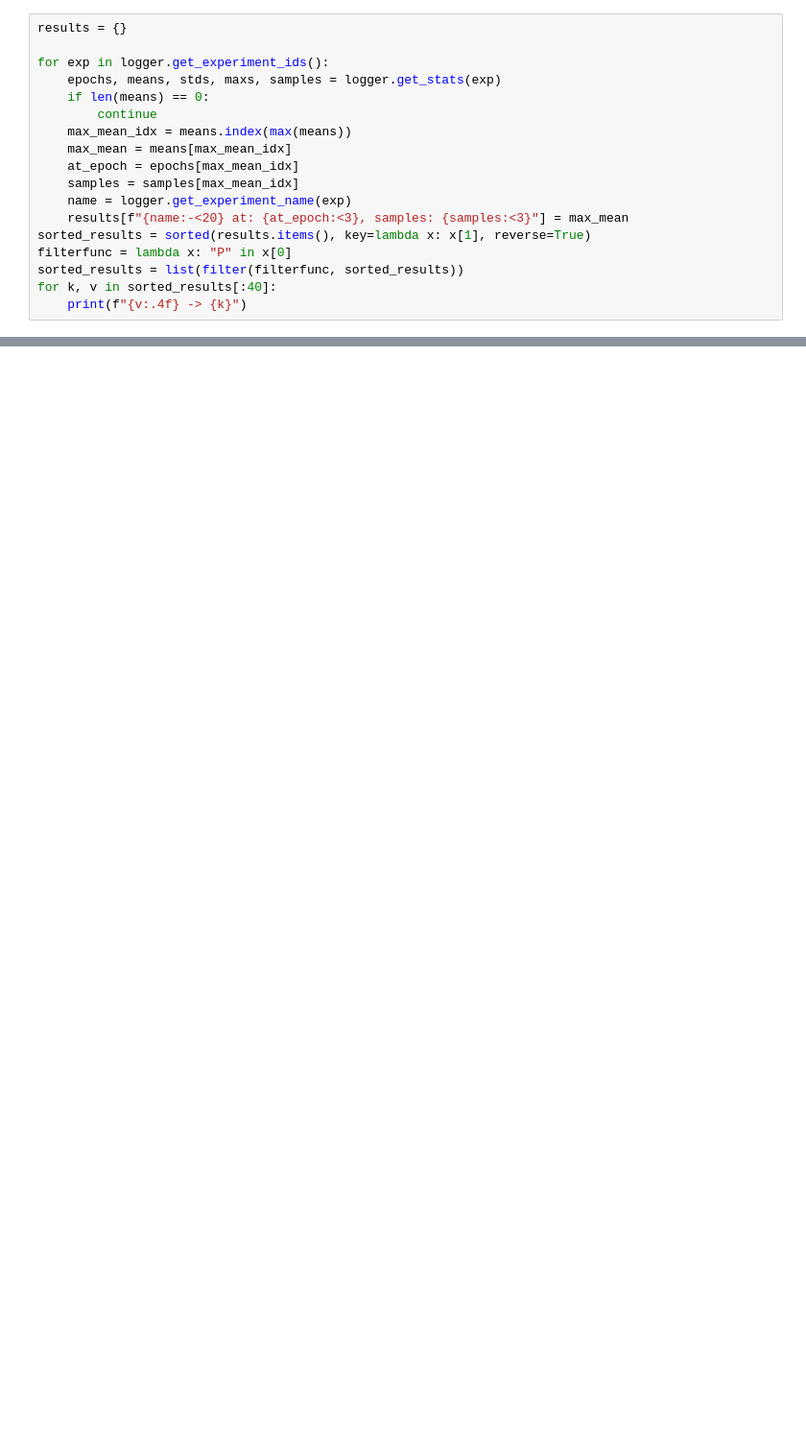
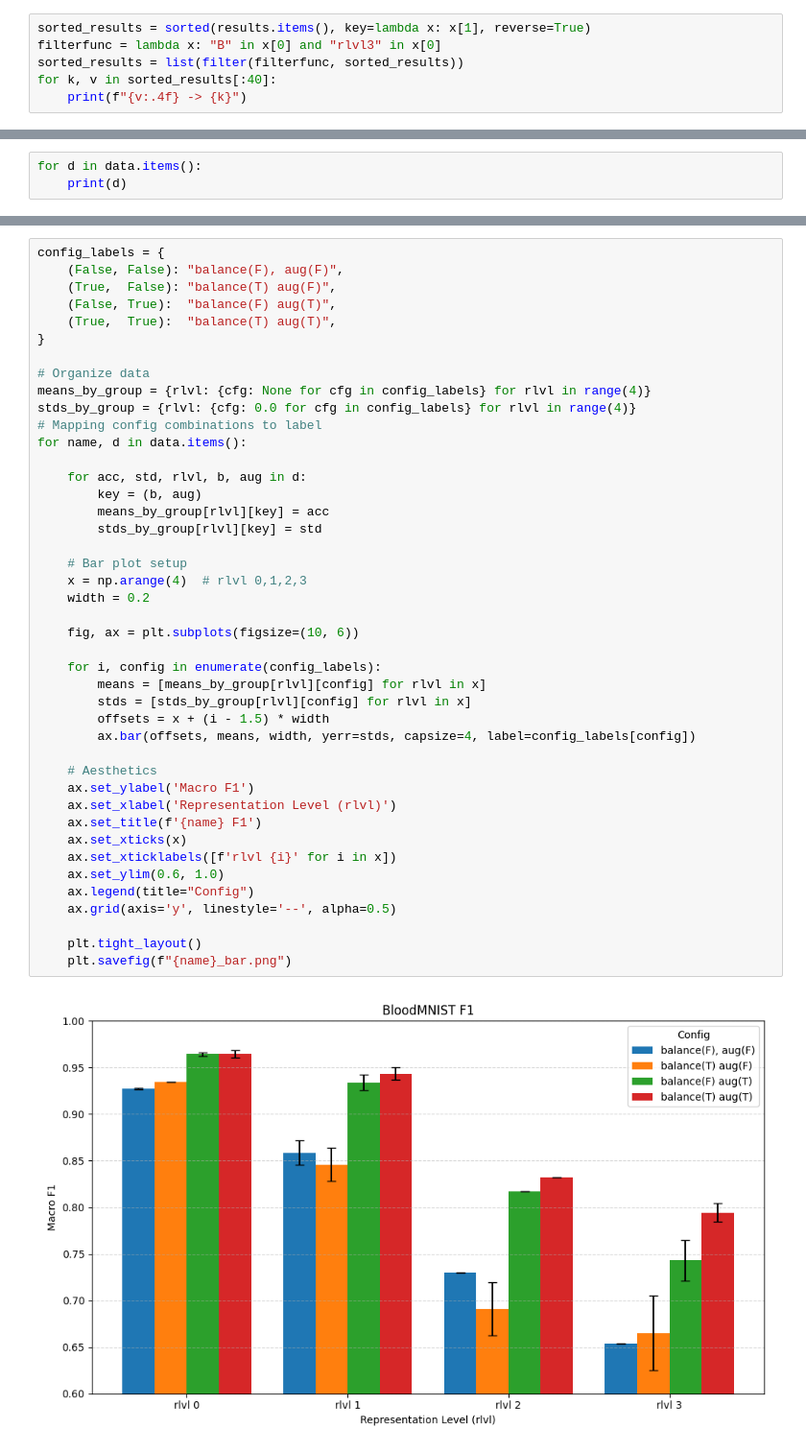
Before and after one commit to Arty-Facts/gan_sampling_classification, a Jupyter notebook: viz_ldb.ipynb, the cells around one changed output, grey strips where cells are left out. Shown at 96% size. Saved outputs shown, nothing was run; the diff lists cells and outputs as text; blank space fills up the shorter version.

```diff
--- a/viz_ldb.ipynb
+++ b/viz_ldb.ipynb
@@ -41,18 +69,6 @@ OrganCMNIST_rlvlNone_bFalse_aug_False
 # %%
-results = {}
-
-for exp in logger.get_experiment_ids():
-    epochs, means, stds, maxs, samples = logger.get_stats(exp)
-    if len(means) == 0:
-        continue
-    max_mean_idx = means.index(max(means))
-    max_mean = means[max_mean_idx]
-    at_epoch = epochs[max_mean_idx]
-    samples = samples[max_mean_idx]
-    name = logger.get_experiment_name(exp)
-    results[f"{name:-<20} at: {at_epoch:<3}, samples: {samples:<3}"] = max_mean
 sorted_results = sorted(results.items(), key=lambda x: x[1], reverse=True)
-filterfunc = lambda x: "P" in x[0]
+filterfunc = lambda x: "B" in x[0] and "rlvl3" in x[0]
 sorted_results = list(filter(filterfunc, sorted_results))
 for k, v in sorted_results[:40]:
     print(f"{v:.4f} -> {k}")
@@ -75,0 +80,3 @@ for k, v in sorted_results[:40]:
+# %%
+for d in data.items():
+    print(d)
@@ -104,0 +116,45 @@ interactive(children=(Dropdown(description='exp1', options=('BloodMNIST_rlvl1_bF
+# %%
+config_labels = {
+    (False, False): "balance(F), aug(F)",
+    (True,  False): "balance(T) aug(F)",
+    (False, True):  "balance(F) aug(T)",
+    (True,  True):  "balance(T) aug(T)",
+}
+
+# Organize data
+means_by_group = {rlvl: {cfg: None for cfg in config_labels} for rlvl in range(4)}
+stds_by_group = {rlvl: {cfg: 0.0 for cfg in config_labels} for rlvl in range(4)}
+# Mapping config combinations to label
+for name, d in data.items():
+
+    for acc, std, rlvl, b, aug in d:
+        key = (b, aug)
+        means_by_group[rlvl][key] = acc
+        stds_by_group[rlvl][key] = std
+
+    # Bar plot setup
+    x = np.arange(4)  # rlvl 0,1,2,3
+    width = 0.2
+
+    fig, ax = plt.subplots(figsize=(10, 6))
+
+    for i, config in enumerate(config_labels):
+        means = [means_by_group[rlvl][config] for rlvl in x]
+        stds = [stds_by_group[rlvl][config] for rlvl in x]
+        offsets = x + (i - 1.5) * width
+        ax.bar(offsets, means, width, yerr=stds, capsize=4, label=config_labels[config])
+
+    # Aesthetics
+    ax.set_ylabel('Macro F1')
+    ax.set_xlabel('Representation Level (rlvl)')
+    ax.set_title(f'{name} F1')
+    ax.set_xticks(x)
+    ax.set_xticklabels([f'rlvl {i}' for i in x])
+    ax.set_ylim(0.6, 1.0)
+    ax.legend(title="Config")
+    ax.grid(axis='y', linestyle='--', alpha=0.5)
+
+    plt.tight_layout()
+    plt.savefig(f"{name}_bar.png")
+# %% [output]
+[figure, added]
```
Also changed, not shown: parts of 7 cells of this notebook.
